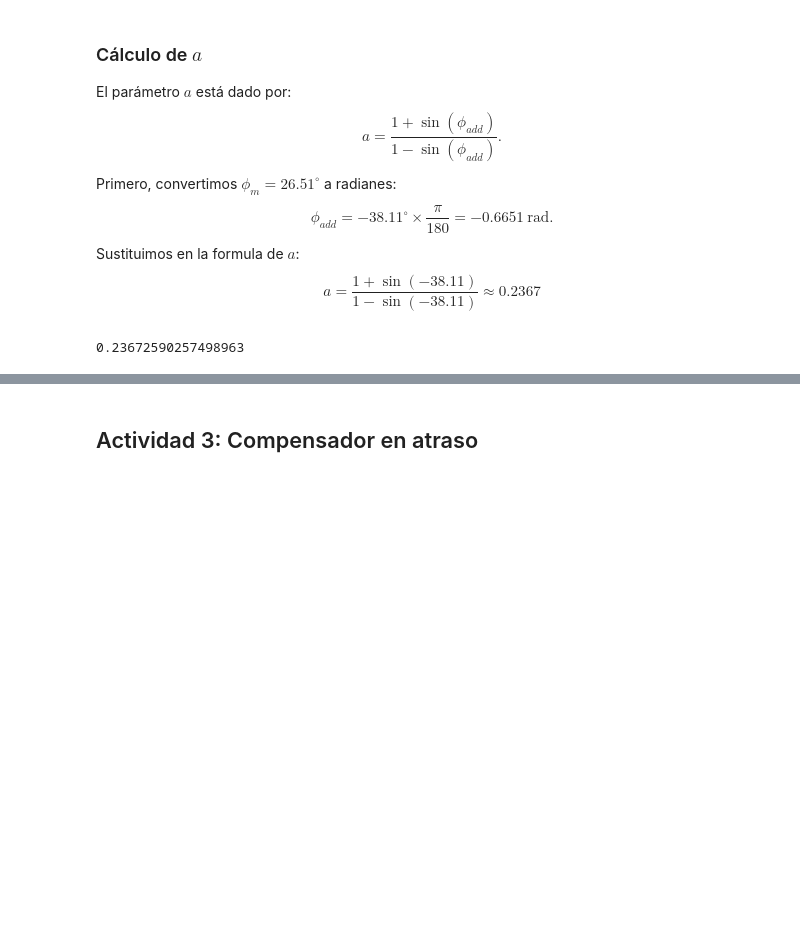
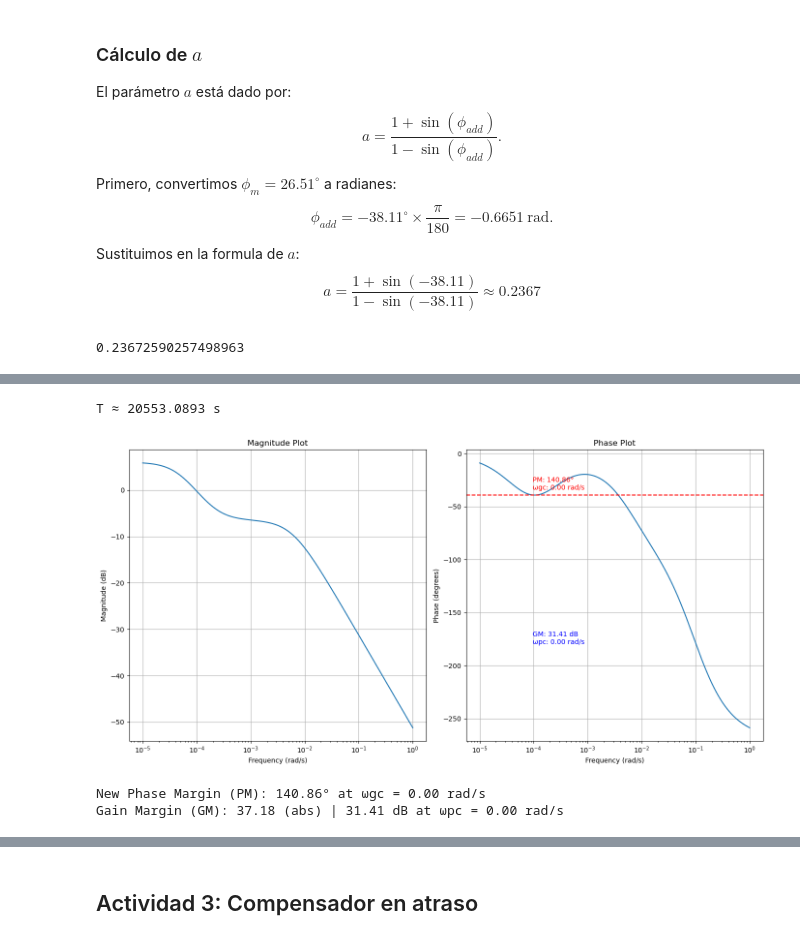
Before and after one commit to navalgoose4/SCL-2026I, a Jupyter notebook: TALLER_2_Compensadores/Taller_2_Solución.ipynb, the cells around one changed output, grey strips where cells are left out. Saved outputs shown, nothing was run; the diff lists cells and outputs as text; code cells hidden in the pictures; blank space fills up the shorter version.

```diff
--- a/TALLER_2_Compensadores/Taller_2_Solución.ipynb
+++ b/TALLER_2_Compensadores/Taller_2_Solución.ipynb
@@ -274,0 +157,3 @@ GM   = 24.01 dB
+# %%
+gain_att = -10*np.log10(a)
+print(gain_att)
@@ -274,0 +162,10 @@ GM   = 24.01 dB
+# %%
+# suppose mag, phase, omega are 1D numpy arrays,
+# and mag is in dB (or whatever units your target is in)
+mag = 20*np.log10(mag)
+target = gain_att
+
+# 1) nearest-neighbor
+i = np.argmin(np.abs(mag - target))
+omega_m_nearest = omega[i]
+print(f"Nearest ωₘ ≃ {omega_m_nearest} rad/s")
@@ -274,0 +174,67 @@ GM   = 24.01 dB
+# %%
+T = 1/(omega_m_nearest*np.sqrt(a))
+print(f"T ≈ {T:.4f} s")
+# %% [output]
+T ≈ 20553.0893 s
+# %%
+Clead = ct.tf([a*T, 1], [T, 1])
+Wcomp = Clead * W
+
+# Generate Bode plot
+mag, phase, omega = ct.bode(Wcomp, dB=True, plot=False)
+
+# Calculate margins
+gm, pm, sm, wcg = ct.margin(Wcomp)
+
+# Frecuencia de cruce de ganancia (para PM)
+_, _, _, wcp = ct.margin(Wcomp)
+
+# Asegurar PM positivo
+pm_deg = pm if pm >= 0 else pm + 360
+
+# Convertir GM a dB
+gm_db = 20 * np.log10(gm) if gm != np.inf else np.inf
+
+# Plotting
+plt.figure(figsize=(14, 7))
+
+## Magnitude plot
+plt.subplot(1, 2, 1)
+plt.semilogx(omega, 20*np.log10(mag))
+plt.title('Magnitude Plot')
+plt.xlabel('Frequency (rad/s)')
+plt.ylabel('Magnitude (dB)')
+plt.grid(True)
+
+## Phase plot
+plt.subplot(1, 2, 2)
+plt.semilogx(omega, np.rad2deg(phase))
+plt.title('Phase Plot')
+plt.xlabel('Frequency (rad/s)')
+plt.ylabel('Phase (degrees)')
+plt.grid(True)
+
+# Línea del margen de fase
+plt.axhline(y=-180 + pm_deg, color='r', linestyle='--')
+
+# Texto PM
+plt.text(wcp, -180 + pm_deg + 5,
+         f'PM: {pm_deg:.2f}°\nωgc: {wcp:.2f} rad/s',
+         color='red')
+
+# Texto GM (opcional en fase)
+if gm != np.inf:
+    plt.text(wcg, -180,
+             f'GM: {gm_db:.2f} dB\nωpc: {wcg:.2f} rad/s',
+             color='blue')
+
+plt.tight_layout()
+plt.show()
+
+# Print resultados finales
+print(f"New Phase Margin (PM): {pm_deg:.2f}° at ωgc = {wcp:.2f} rad/s")
+print(f"Gain Margin (GM): {gm:.2f} (abs) | {gm_db:.2f} dB at ωpc = {wcg:.2f} rad/s")
+# %% [output]
+[figure, added]
+New Phase Margin (PM): 140.86° at ωgc = 0.00 rad/s
+Gain Margin (GM): 37.18 (abs) | 31.41 dB at ωpc = 0.00 rad/s
```
Also changed, not shown: parts of 27 cells of this notebook.
